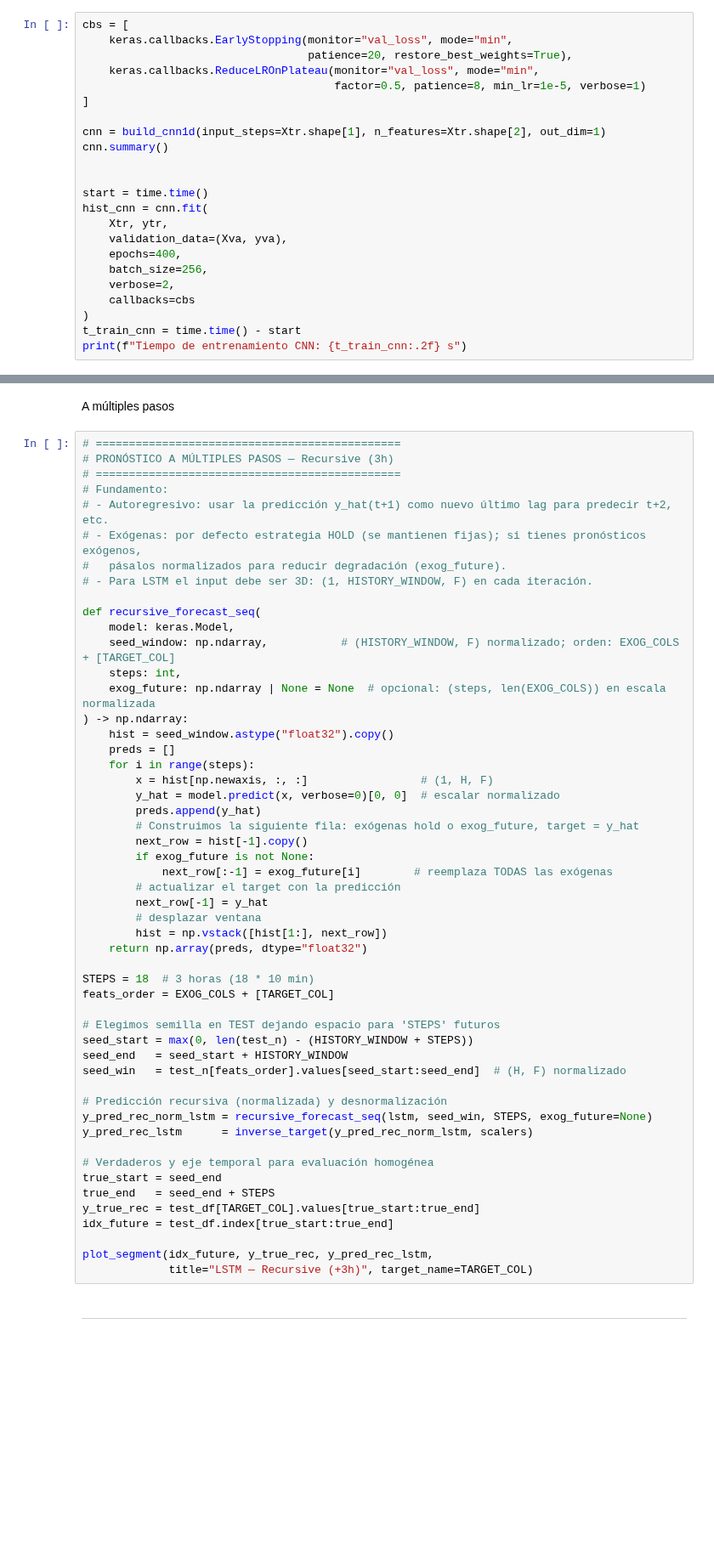
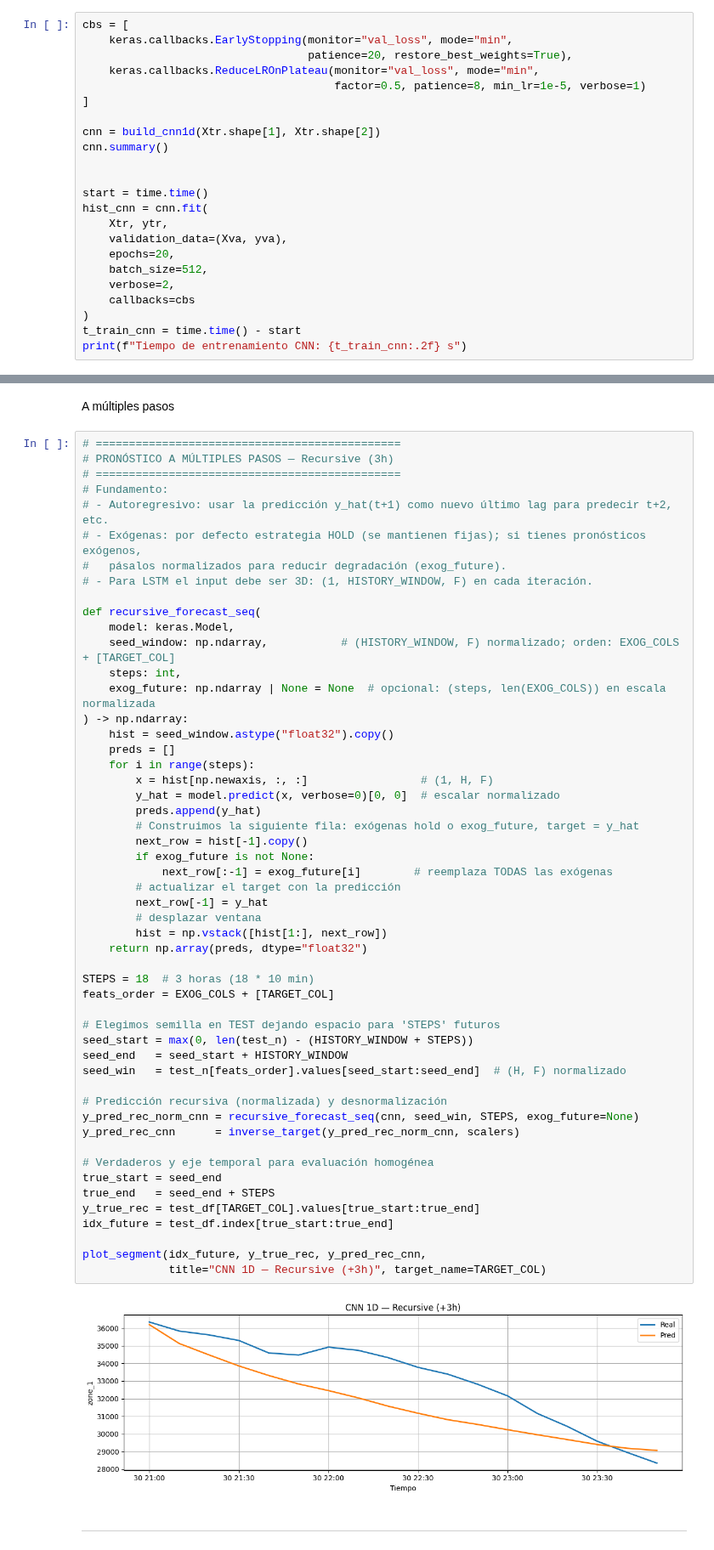
Before and after one commit to DCajiao/Time-series-forecast-of-energy-consumption-in-Tetouan-City, a Jupyter notebook: notebooks/06_convolutional_modeling.ipynb, the cells around one changed output, grey strips where cells are left out. Shown at 85% size. Saved outputs shown, nothing was run; the diff lists cells and outputs as text; blank space fills up the shorter version.

```diff
--- a/notebooks/06_convolutional_modeling.ipynb
+++ b/notebooks/06_convolutional_modeling.ipynb
@@ -257,7 +269,7 @@ cbs = [
                                       factor=0.5, patience=8, min_lr=1e-5, verbose=1)
 ]
 
-cnn = build_cnn1d(input_steps=Xtr.shape[1], n_features=Xtr.shape[2], out_dim=1)
+cnn = build_cnn1d(Xtr.shape[1], Xtr.shape[2])
 cnn.summary()
 
 
@@ -265,8 +277,8 @@ start = time.time()
 hist_cnn = cnn.fit(
     Xtr, ytr,
     validation_data=(Xva, yva),
-    epochs=400,
-    batch_size=256,
+    epochs=20,
+    batch_size=512,
     verbose=2,
     callbacks=cbs
 )
@@ -320,37 +373,39 @@ def recursive_forecast_seq(
     for i in range(steps):
         x = hist[np.newaxis, :, :]                 # (1, H, F)
         y_hat = model.predict(x, verbose=0)[0, 0]  # escalar normalizado
         preds.append(y_hat)
         # Construimos la siguiente fila: exógenas hold o exog_future, target = y_hat
         next_row = hist[-1].copy()
         if exog_future is not None:
             next_row[:-1] = exog_future[i]        # reemplaza TODAS las exógenas
         # actualizar el target con la predicción
         next_row[-1] = y_hat
         # desplazar ventana
         hist = np.vstack([hist[1:], next_row])
     return np.array(preds, dtype="float32")
 
 STEPS = 18  # 3 horas (18 * 10 min)
 feats_order = EXOG_COLS + [TARGET_COL]
 
 # Elegimos semilla en TEST dejando espacio para 'STEPS' futuros
 seed_start = max(0, len(test_n) - (HISTORY_WINDOW + STEPS))
 seed_end   = seed_start + HISTORY_WINDOW
 seed_win   = test_n[feats_order].values[seed_start:seed_end]  # (H, F) normalizado
 
 # Predicción recursiva (normalizada) y desnormalización
-y_pred_rec_norm_lstm = recursive_forecast_seq(lstm, seed_win, STEPS, exog_future=None)
-y_pred_rec_lstm      = inverse_target(y_pred_rec_norm_lstm, scalers)
+y_pred_rec_norm_cnn = recursive_forecast_seq(cnn, seed_win, STEPS, exog_future=None)
+y_pred_rec_cnn      = inverse_target(y_pred_rec_norm_cnn, scalers)
 
 # Verdaderos y eje temporal para evaluación homogénea
 true_start = seed_end
 true_end   = seed_end + STEPS
 y_true_rec = test_df[TARGET_COL].values[true_start:true_end]
 idx_future = test_df.index[true_start:true_end]
 
-plot_segment(idx_future, y_true_rec, y_pred_rec_lstm,
-             title="LSTM — Recursive (+3h)", target_name=TARGET_COL)
+plot_segment(idx_future, y_true_rec, y_pred_rec_cnn,
+             title="CNN 1D — Recursive (+3h)", target_name=TARGET_COL)
+# %% [output]
+[figure, added]
 # %% [markdown]
 ---
 # %% [markdown]
```
Also changed, not shown: parts of 10 cells of this notebook.
